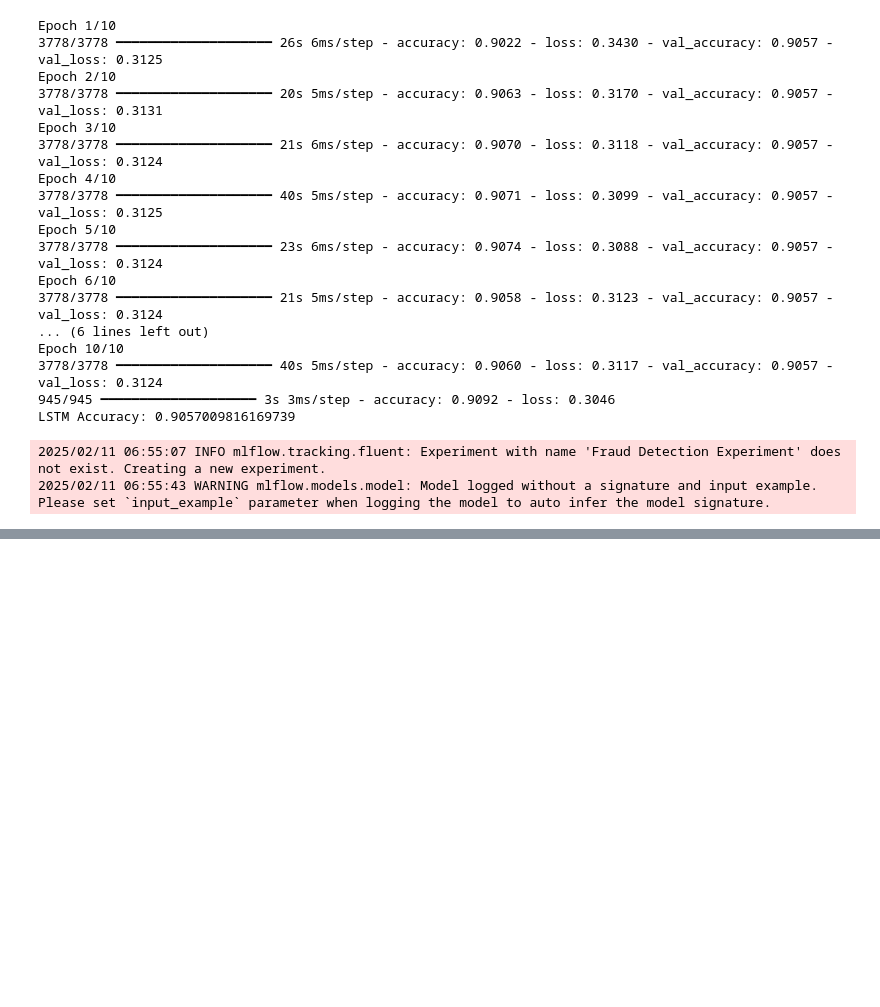
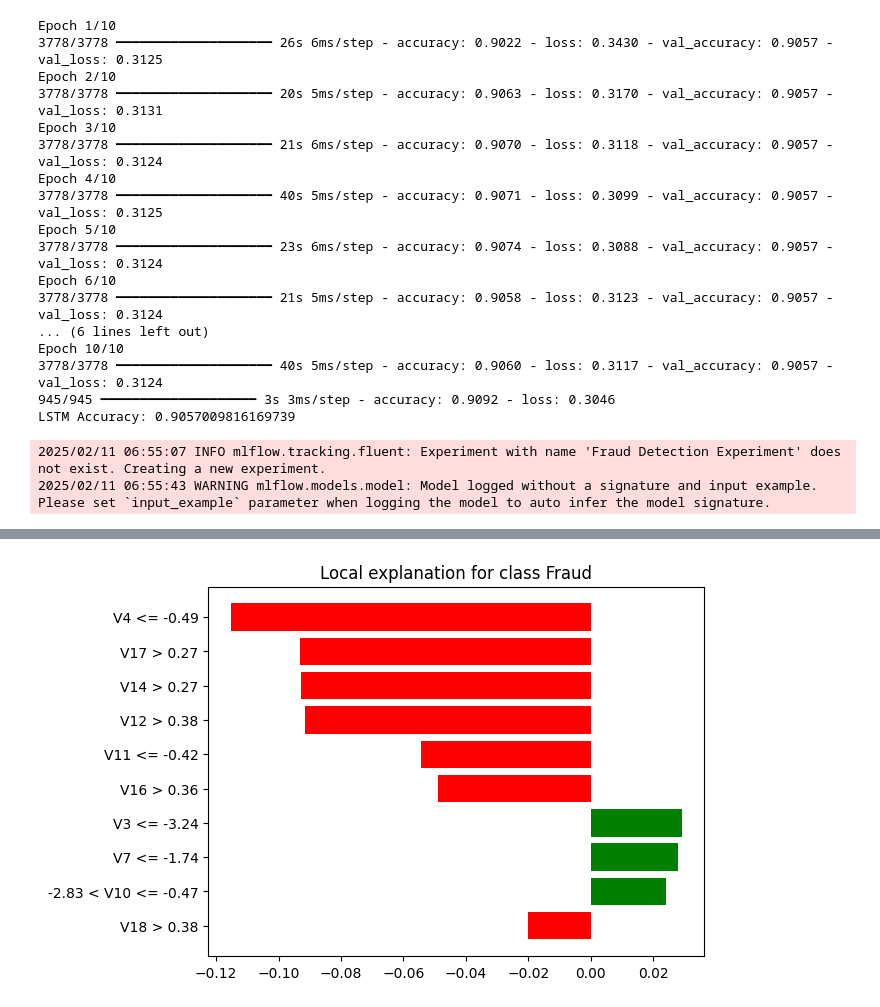
Before and after one commit to SaraFedlu/Fraud-Delection-Model, a Jupyter notebook: notebooks/modeling.ipynb, the cells around one changed output, grey strips where cells are left out. Cells and saved outputs as stored; diff of their text form; code cells hidden in the pictures; blank space fills up the shorter version.

```diff
--- a/notebooks/modeling.ipynb
+++ b/notebooks/modeling.ipynb
@@ -358,0 +363,5 @@ lime_exp.show_in_notebook()
+# %%
+# Save the figure
+lime_exp.as_pyplot_figure().savefig("lime_explanation.png", bbox_inches='tight', dpi=300)
+# %% [output]
+[figure, added]
```
Also changed, not shown: parts of 5 cells of this notebook.
